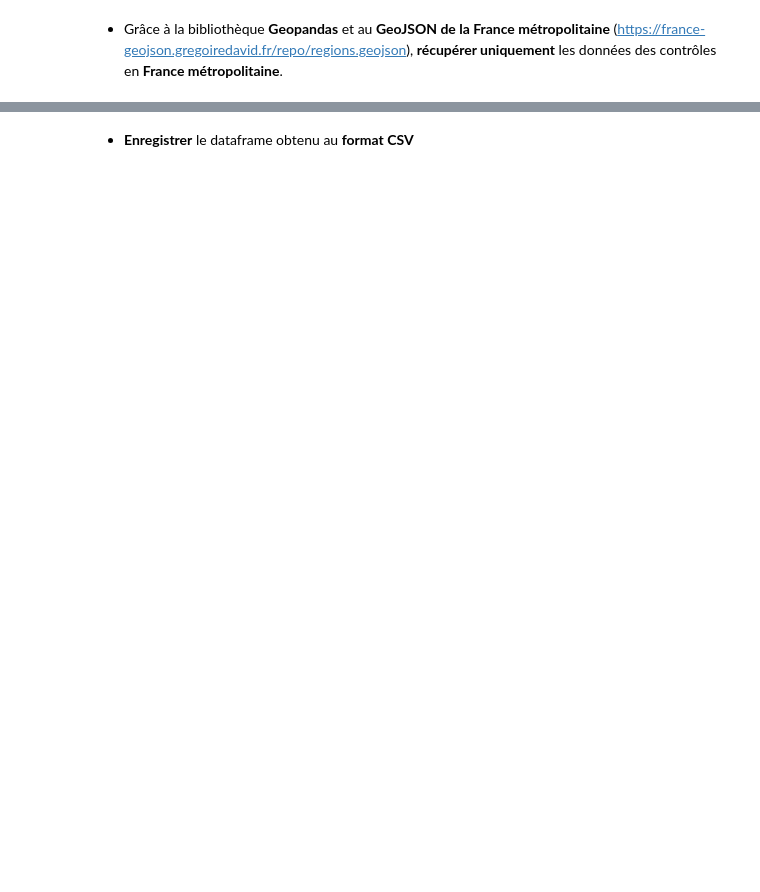
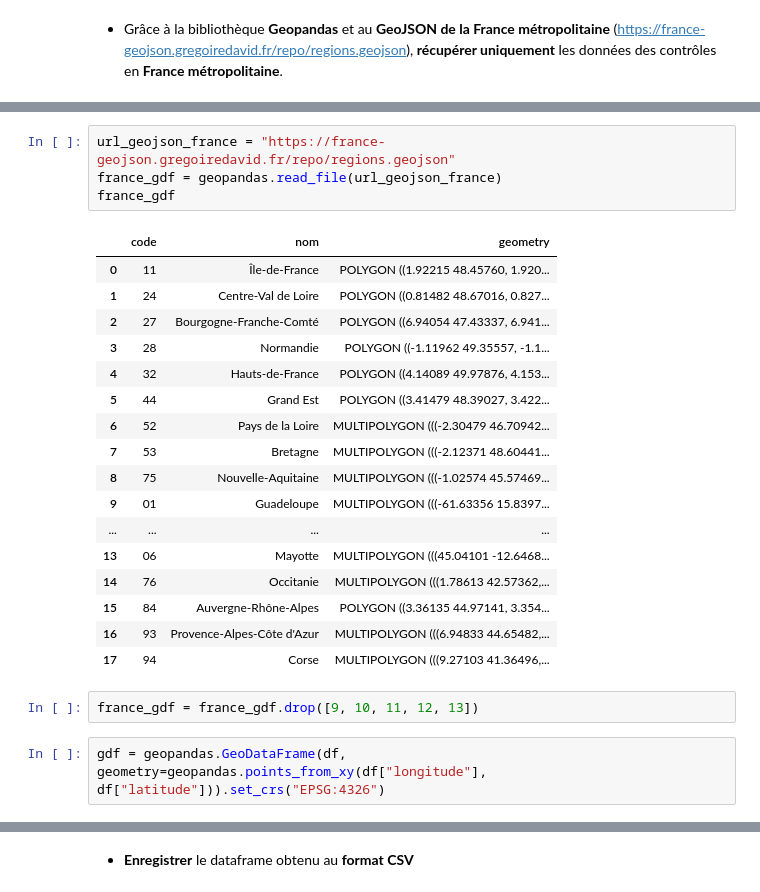
Before and after one commit to Pierre-Loic/Formation-DA-GEM-2022, a Jupyter notebook: Semaine_4_02-01_05-01/Activite_1_classification_corrige.ipynb, the cells around one changed output, grey strips where cells are left out. Drawn from its saved outputs; the diff is of its cells as text; blank space fills up the shorter version.

```diff
--- a/Semaine_4_02-01_05-01/Activite_1_classification_corrige.ipynb
+++ b/Semaine_4_02-01_05-01/Activite_1_classification_corrige.ipynb
@@ -315,0 +388,26 @@ Ressource : https://www.kaggle.com/code/daveianhickey/how-to-folium-for-maps-hea
+# %%
+url_geojson_france = "https://france-geojson.gregoiredavid.fr/repo/regions.geojson"
+france_gdf = geopandas.read_file(url_geojson_france)
+france_gdf
+# %% [output]
+|  | code | nom | geometry |
+| 0 | 11 | Île-de-France | POLYGON ((1.92215 48.45760, 1.920... |
+| 1 | 24 | Centre-Val de Loire | POLYGON ((0.81482 48.67016, 0.827... |
+| 2 | 27 | Bourgogne-Franche-Comté | POLYGON ((6.94054 47.43337, 6.941... |
+| 3 | 28 | Normandie | POLYGON ((-1.11962 49.35557, -1.1... |
+| 4 | 32 | Hauts-de-France | POLYGON ((4.14089 49.97876, 4.153... |
+| 5 | 44 | Grand Est | POLYGON ((3.41479 48.39027, 3.422... |
+| 6 | 52 | Pays de la Loire | MULTIPOLYGON (((-2.30479 46.70942... |
+| 7 | 53 | Bretagne | MULTIPOLYGON (((-2.12371 48.60441... |
+| 8 | 75 | Nouvelle-Aquitaine | MULTIPOLYGON (((-1.02574 45.57469... |
+| 9 | 01 | Guadeloupe | MULTIPOLYGON (((-61.63356 15.8397... |
+| ... | ... | ... | ... |
+| 13 | 06 | Mayotte | MULTIPOLYGON (((45.04101 -12.6468... |
+| 14 | 76 | Occitanie | MULTIPOLYGON (((1.78613 42.57362,... |
+| 15 | 84 | Auvergne-Rhône-Alpes | POLYGON ((3.36135 44.97141, 3.354... |
+| 16 | 93 | Provence-Alpes-Côte d'Azur | MULTIPOLYGON (((6.94833 44.65482,... |
+| 17 | 94 | Corse | MULTIPOLYGON (((9.27103 41.36496,... |
+# %%
+france_gdf = france_gdf.drop([9, 10, 11, 12, 13])
+# %%
+gdf = geopandas.GeoDataFrame(df, geometry=geopandas.points_from_xy(df["longitude"], df["latitude"])).set_crs("EPSG:4326")
```
Also changed, not shown: parts of 31 cells of this notebook, 2 other files.
